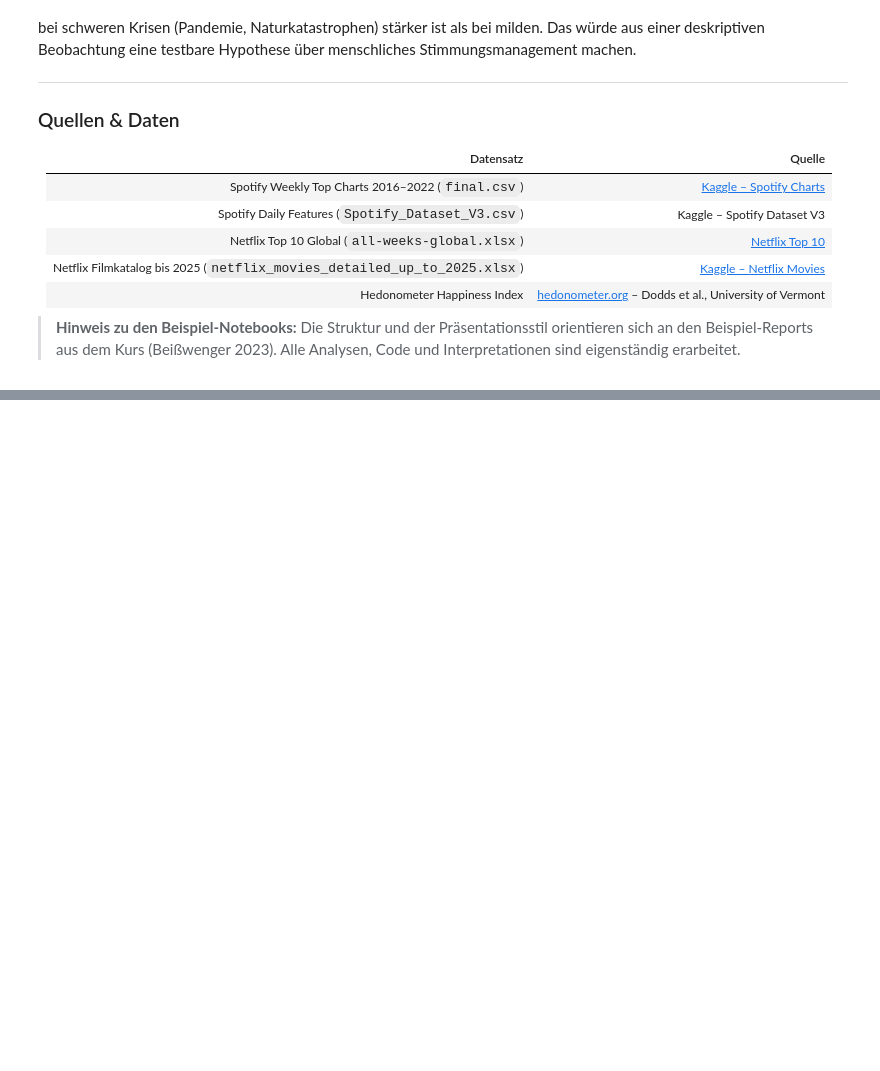
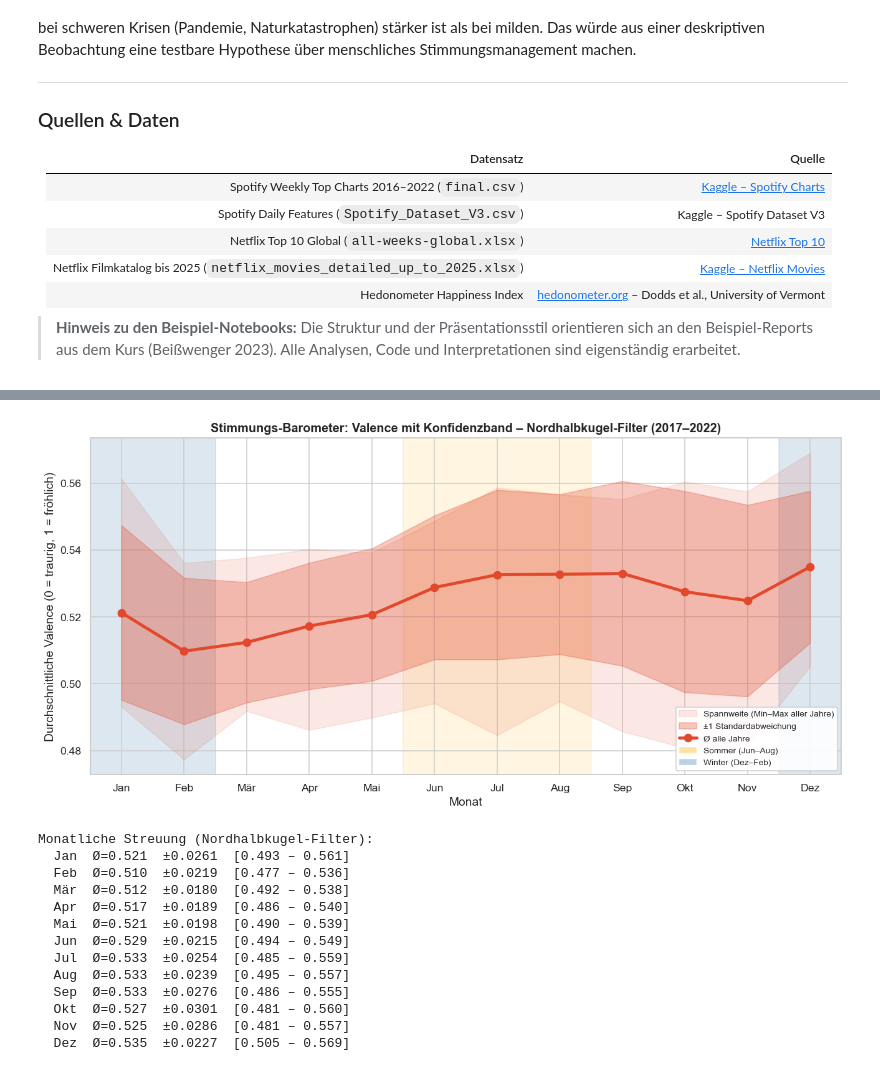
Before and after one commit to Jonas47833/Data-Visualisation, a Jupyter notebook: Notebook/Streamingverhalten_Mood_Notebook.ipynb, the cells around one changed output, grey strips where cells are left out. Cells and saved outputs as stored; diff of their text form; code cells hidden in the pictures; blank space fills up the shorter version.

```diff
--- a/Notebook/Streamingverhalten_Mood_Notebook.ipynb
+++ b/Notebook/Streamingverhalten_Mood_Notebook.ipynb
@@ -1165,0 +1234,66 @@ Die interessanteste offene Frage ergibt sich aus dem Hedonometer-Vergleich: Wenn
+# %%
+# --- Vis 2 (NH): Valence-Stimmungsbarometer mit Schwankungsband ---
+monat_jahr_nh = spotify_nh.groupby(['year', 'month'])['valence'].mean().reset_index()
+
+monat_stats_nh = (monat_jahr_nh.groupby('month')['valence']
+                  .agg(mittel='mean', streuung='std', vmin='min', vmax='max')
+                  .reset_index())
+
+x_nh      = monat_stats_nh['month']
+mittel_nh = monat_stats_nh['mittel']
+streu_nh  = monat_stats_nh['streuung']
+
+fig, ax = plt.subplots(figsize=(12, 6))
+
+ax.axvspan(5.5,  8.5,  color=FARBE_SOMMER, alpha=0.12, zorder=0)
+ax.axvspan(11.5, 12.5, color=FARBE_WINTER, alpha=0.18, zorder=0)
+ax.axvspan(0.5,  2.5,  color=FARBE_WINTER, alpha=0.18, zorder=0)
+
+ax.fill_between(x_nh, monat_stats_nh['vmin'], monat_stats_nh['vmax'],
+                color='#E2492C', alpha=0.12,
+                label='Spannweite (Min–Max aller Jahre)', zorder=1)
+ax.fill_between(x_nh, mittel_nh - streu_nh, mittel_nh + streu_nh,
+                color='#E2492C', alpha=0.30,
+                label='±1 Standardabweichung', zorder=2)
+ax.plot(x_nh, mittel_nh, color='#E2492C', linewidth=3.2,
+        marker='o', markersize=8, label='Ø alle Jahre', zorder=3)
+
+from matplotlib.patches import Patch
+legende_extra = [
+    Patch(facecolor=FARBE_SOMMER, alpha=0.35, label='Sommer (Jun–Aug)'),
+    Patch(facecolor=FARBE_WINTER, alpha=0.35, label='Winter (Dez–Feb)'),
+]
+
+ax.set_xticks(range(1, 13))
+ax.set_xticklabels(MONATS_NAMEN)
+ax.set_xlabel('Monat')
+ax.set_ylabel('Durchschnittliche Valence (0 = traurig, 1 = fröhlich)')
+ax.set_title('Stimmungs-Barometer: Valence mit Konfidenzband – Nordhalbkugel-Filter (2017–2022)')
+ax.set_xlim(0.5, 12.5)
+
+handles, labels = ax.get_legend_handles_labels()
+ax.legend(handles=handles + legende_extra,
+          loc='lower right', fontsize=9, framealpha=0.9)
+plt.tight_layout()
+plt.show()
+
+print('Monatliche Streuung (Nordhalbkugel-Filter):')
+for _, row in monat_stats_nh.iterrows():
+    print(f'  {MONATS_NAMEN[int(row.month)-1]:>3}  '
+          f'Ø={row.mittel:.3f}  ±{row.streuung:.4f}  '
+          f'[{row.vmin:.3f} – {row.vmax:.3f}]')
+# %% [output]
+[figure, added]
+Monatliche Streuung (Nordhalbkugel-Filter):
+  Jan  Ø=0.521  ±0.0261  [0.493 – 0.561]
+  Feb  Ø=0.510  ±0.0219  [0.477 – 0.536]
+  Mär  Ø=0.512  ±0.0180  [0.492 – 0.538]
+  Apr  Ø=0.517  ±0.0189  [0.486 – 0.540]
+  Mai  Ø=0.521  ±0.0198  [0.490 – 0.539]
+  Jun  Ø=0.529  ±0.0215  [0.494 – 0.549]
+  Jul  Ø=0.533  ±0.0254  [0.485 – 0.559]
+  Aug  Ø=0.533  ±0.0239  [0.495 – 0.557]
+  Sep  Ø=0.533  ±0.0276  [0.486 – 0.555]
+  Okt  Ø=0.527  ±0.0301  [0.481 – 0.560]
+  Nov  Ø=0.525  ±0.0286  [0.481 – 0.557]
+  Dez  Ø=0.535  ±0.0227  [0.505 – 0.569]
```
Also changed, not shown: parts of 3 cells of this notebook.
